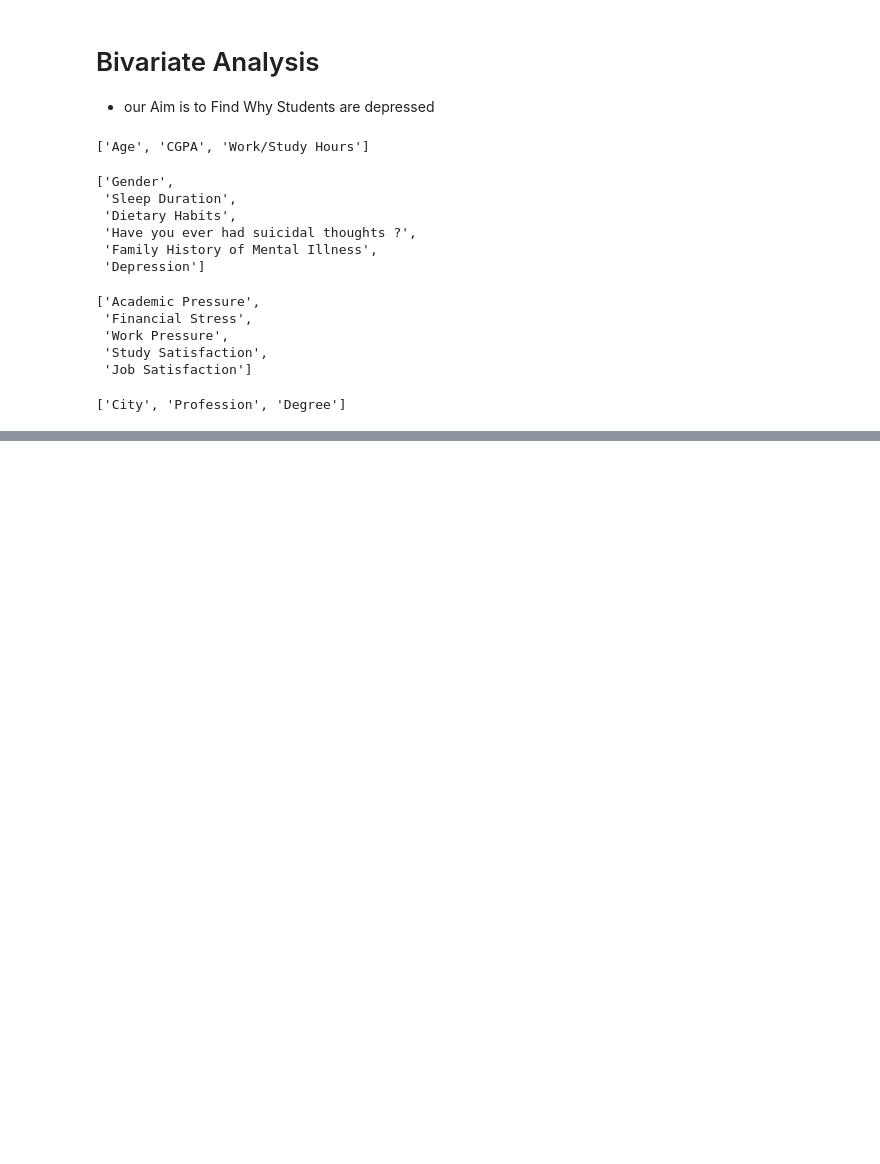
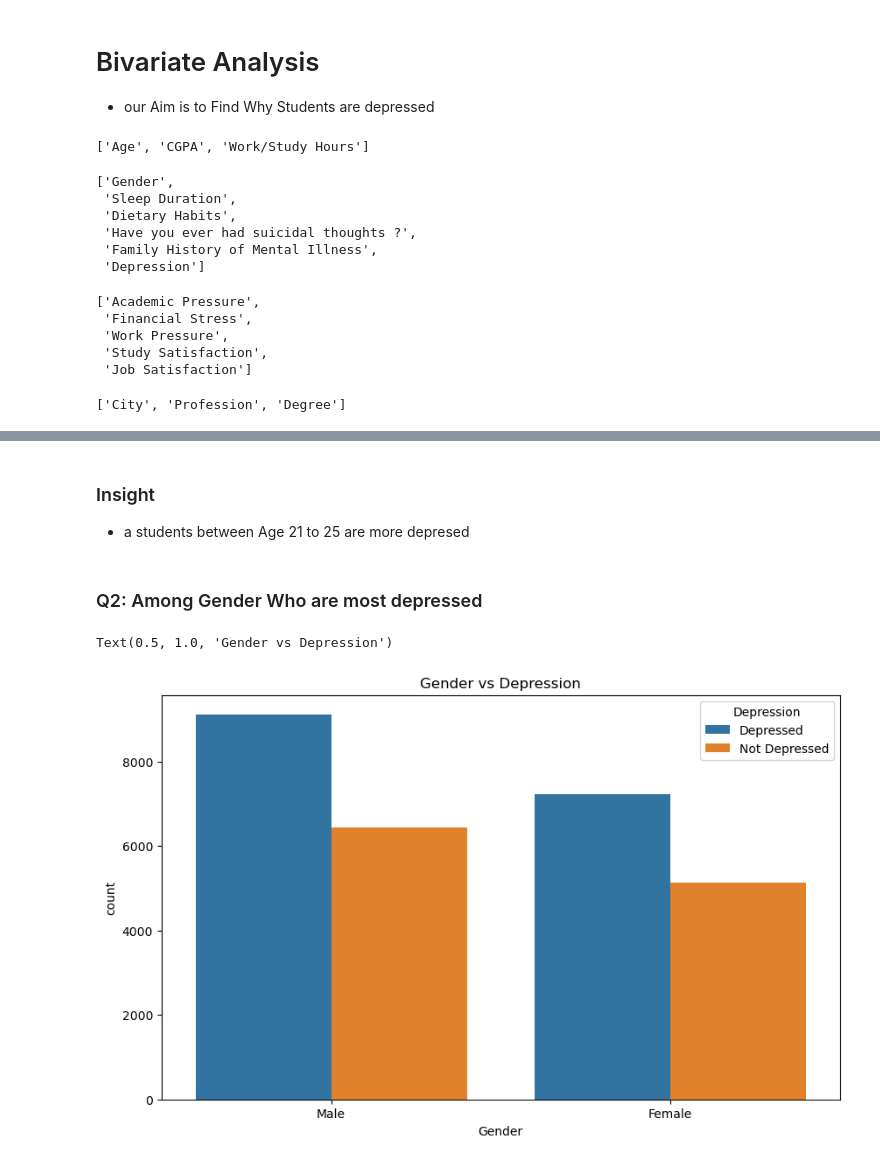
Before and after one commit to AkhileshDesai19/Student_depression_Data_Analysis, a Jupyter notebook: student_depression_analysis.ipynb, the cells around one changed output, grey strips where cells are left out. Cells and saved outputs as stored; diff of their text form; code cells hidden in the pictures; blank space fills up the shorter version.

```diff
--- a/student_depression_analysis.ipynb
+++ b/student_depression_analysis.ipynb
@@ -694,0 +716,13 @@ obj_col
+# %% [markdown]
+### Insight
+
+- a students between Age 21 to 25 are more depresed
+# %% [markdown]
+### Q2: Among Gender Who are most depressed
+# %%
+fig = plt.figure(figsize=(10,6))
+fig = sns.countplot(x=df['Gender'], data=df, hue=df['Depression'])
+plt.title('Gender vs Depression')
+# %% [output]
+Text(0.5, 1.0, 'Gender vs Depression')
+[figure, added]
```
Also changed, not shown: parts of 50 cells of this notebook.
